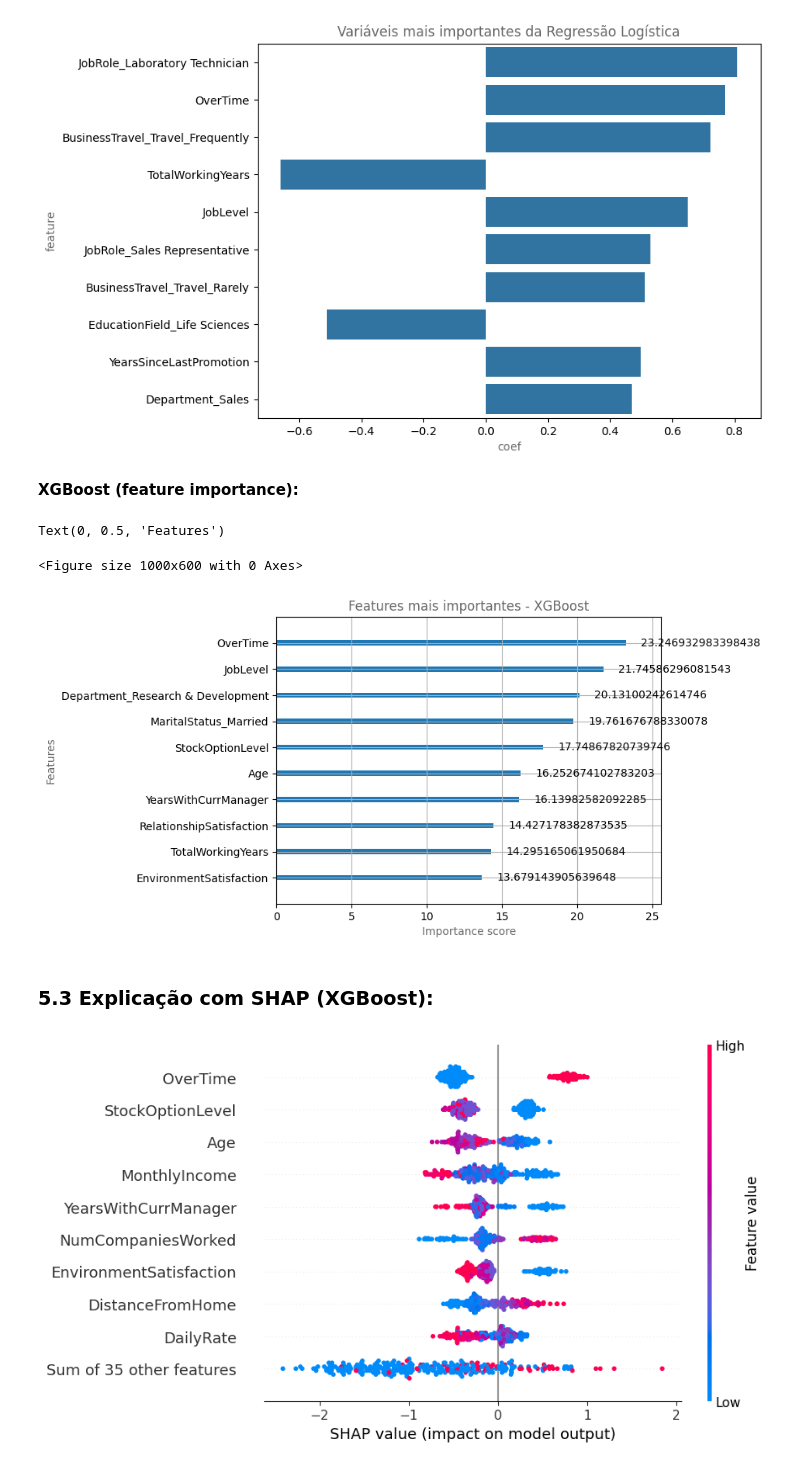
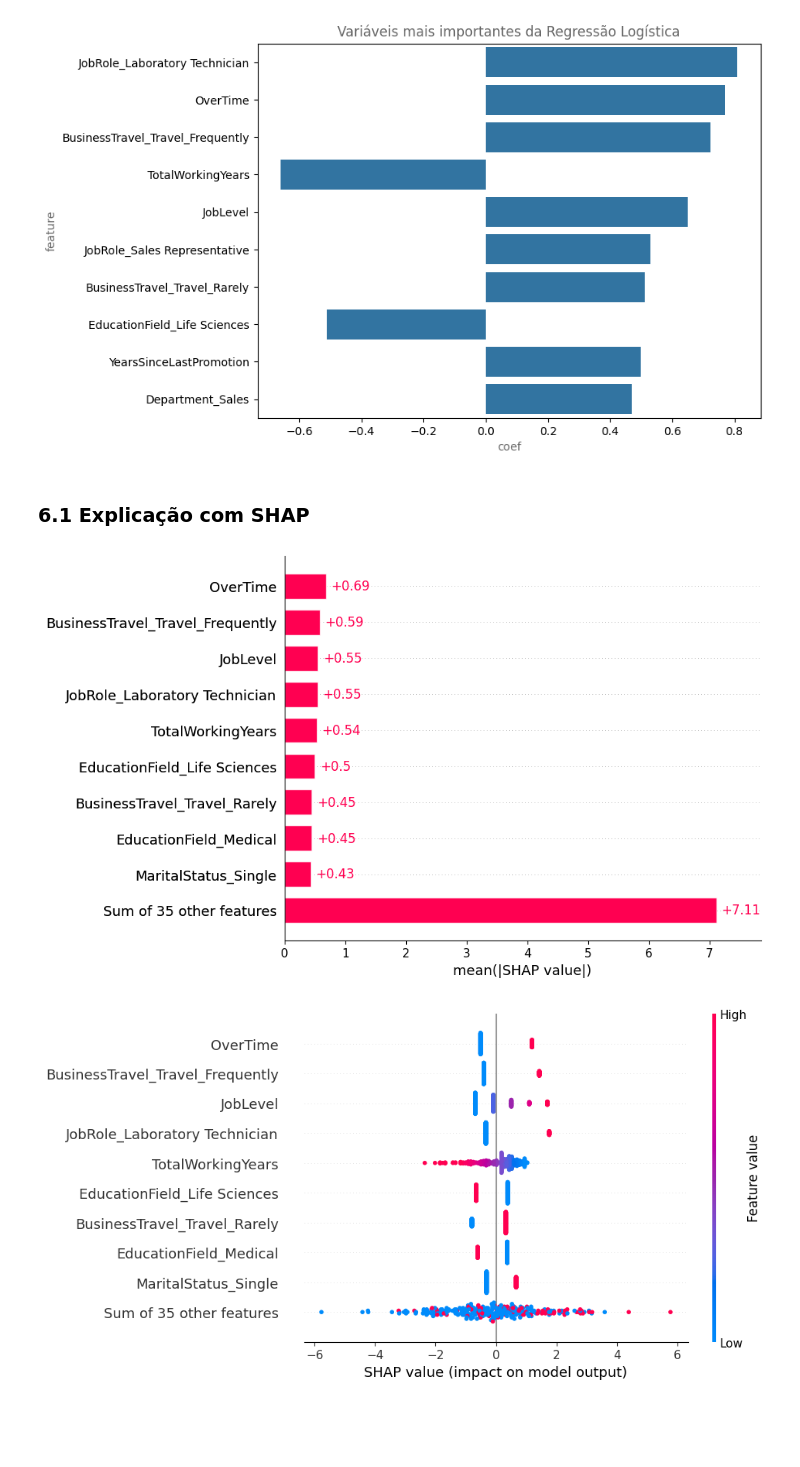
Before and after one commit to keyscarvalho/predicao_turnover, a Jupyter notebook: analise.ipynb, the cells around one changed output. Drawn from its saved outputs; the diff is of its cells as text; code cells hidden in the pictures; blank space fills up the shorter version.

```diff
--- a/analise.ipynb
+++ b/analise.ipynb
@@ -130,21 +167,20 @@ df = pd.get_dummies(df, columns=[
     'BusinessTravel', 'Department', 'EducationField', 'JobRole', 'MaritalStatus'
 ], drop_first=True)
 # %%
-# subdividr as variáveis categóricas e variáveis numéricas para facilitar o tratamento delas
-
-num_cols = df.select_dtypes(include=['int64', 'float64']).drop('Attrition', axis=1).columns
+# separando as variáveis numéricas para dimensionamento
+num_cols = df_tratado.select_dtypes(include=['int64', 'float64']).drop('Attrition', axis=1).columns
 # %% [markdown]
 ### 2.3 Definindo features e target
 # %%
 # definindo a variável alvo (y) e variável preditora (X)
-X = df.drop('Attrition', axis=1)
-y = df['Attrition']
+X = df_tratado.drop('Attrition', axis=1)
+y = df_tratado['Attrition']
 # %% [markdown]
 ### 2.4 Dimensionando features numéricas
 # %%
 # normalizando as variáveis numéricas
 scaler = StandardScaler()
-df[num_cols] = scaler.fit_transform(df[num_cols])
+df_tratado[num_cols] = scaler.fit_transform(df_tratado[num_cols])
 # %%
 # veriricando se tudo está numérico e dimensões de X e y
 print(f'X shape: {X.shape}')
@@ -238,8 +269,8 @@ fig, axes = plt.subplots(n_rows, n_cols, figsize=(18, 5 * n_rows))
 axes = axes.flatten()
 
 for i, num in enumerate(features):
-    sns.boxplot(x='Attrition', y=num, hue='Attrition', palette=colors, data=df, legend=False, ax=axes[i])
-    axes[i].set_title(f'{num} por Attrition', color='dimgrey')
+    sns.boxplot(x='Attrition', y=num, hue='Attrition', palette=colors, data=df_tratado, legend=False, ax=axes[i])
+    axes[i].set_title(f'{num} by Attrition', color='dimgrey')
     axes[i].set_xlabel('Attrition', color='dimgrey')
     axes[i].set_ylabel(num, color='dimgrey')
     axes[i].set_xticks([0,1])
@@ -674,5 +727,3 @@ plt.ylabel('feature', color='dimgrey')
 # %% [output]
 Text(0, 0.5, 'feature')
 [figure]
-# %% [markdown]
-**XGBoost (feature importance):**
@@ -682,22 +730,34 @@ xgb_best = random_search_xgb.best_estimator_
-# %%
-# visualização
-plt.figure(figsize=(10,6))
-plot_importance(xgb_best, max_num_features=10, importance_type='gain')
-plt.title('Features mais importantes - XGBoost', color='dimgrey')
-plt.xlabel('Importance score', color='dimgrey')
-plt.ylabel('Features', color='dimgrey')
-# %% [output]
-Text(0, 0.5, 'Features')
-<Figure size 1000x600 with 0 Axes>
-[figure, removed]
 # %% [markdown]
-### 5.3 Explicação com SHAP (XGBoost):
+### 6.1 Explicação com SHAP
 # %%
-# inicializando o explainer
-explainer = shap.Explainer(random_search_xgb.best_estimator_)
-shap_values = explainer(X_test)
+# extrair o melhor modelo do GridSearchCV
+final_lr_model = grid_lrt.best_estimator_
 
-# resumo geral: o que mais influencia o modelo
-shap.plots.beeswarm(shap_values, max_display=10)
+# separar o modelo e o scaler do pipeline
+logreg_model = final_lr_model.named_steps['model']
+scaler = final_lr_model.named_steps['scaler']
+
+# aplicar o scaler aos dados e manter os nomes das colunas
+X_train_scaled = scaler.transform(X_train)
+X_test_scaled = scaler.transform(X_test)
+
+X_train_scaled_df = pd.DataFrame(X_train_scaled, columns=X_train.columns)
+X_test_scaled_df = pd.DataFrame(X_test_scaled, columns=X_test.columns)
+
+# inicializar o SHAP explainer
+explainer = shap.Explainer(logreg_model, X_train_scaled_df)
+
+# calcular os valores SHAP
+shap_values = explainer(X_test_scaled_df)
+
+# gráfico de barras (importância média das variáveis)
+shap.plots.bar(shap_values)
+
+# gráfico beeswarm (impacto de cada valor de cada variável)
+shap.plots.beeswarm(shap_values)
+
+# gráfico waterfall (explicação individual - 1º funcionário do teste)
+shap.plots.waterfall(shap_values[0])
 # %% [output]
-[figure, old version]
+[figure, new version]
+[figure, added]
```
Also changed, not shown: parts of 39 cells of this notebook, 1 other file.
